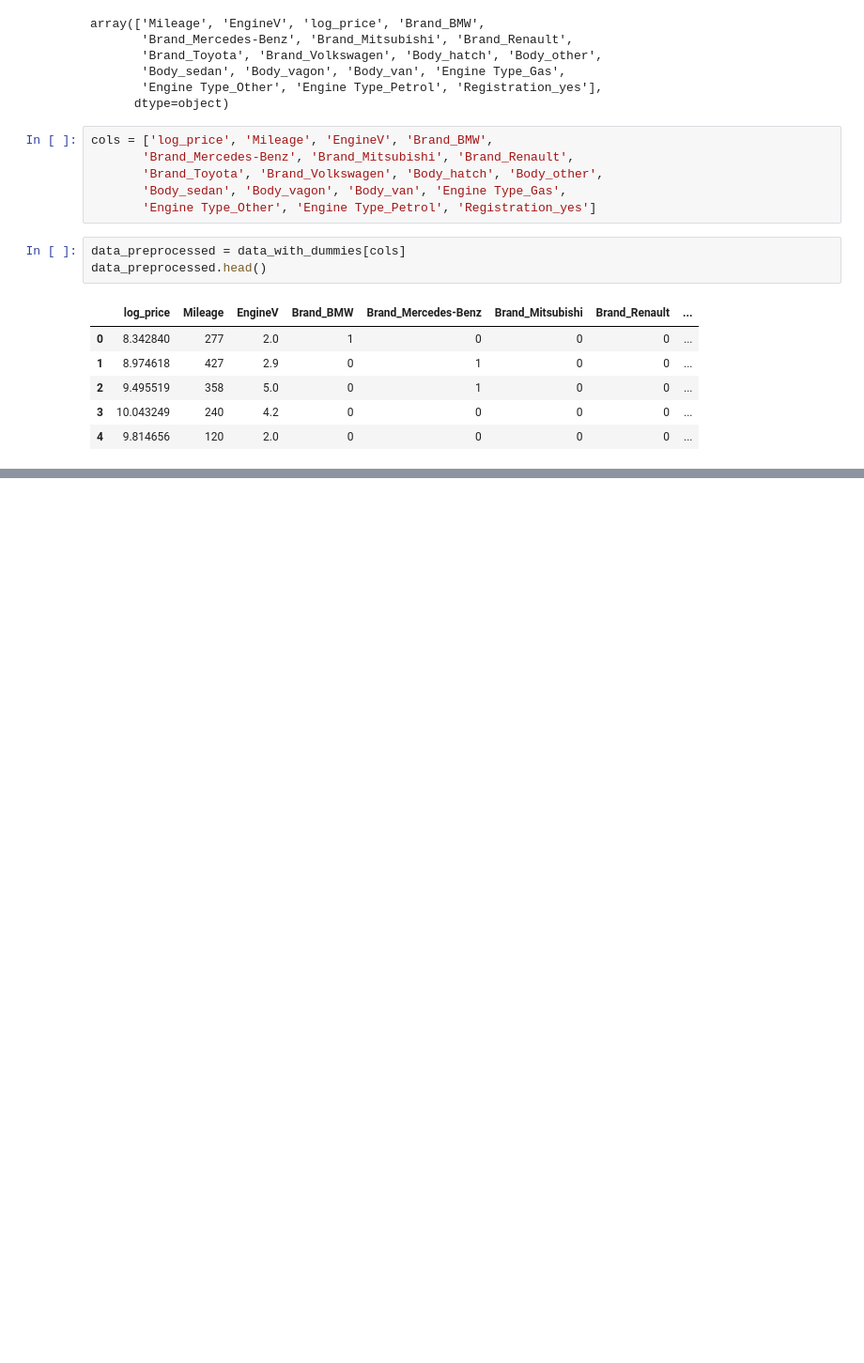
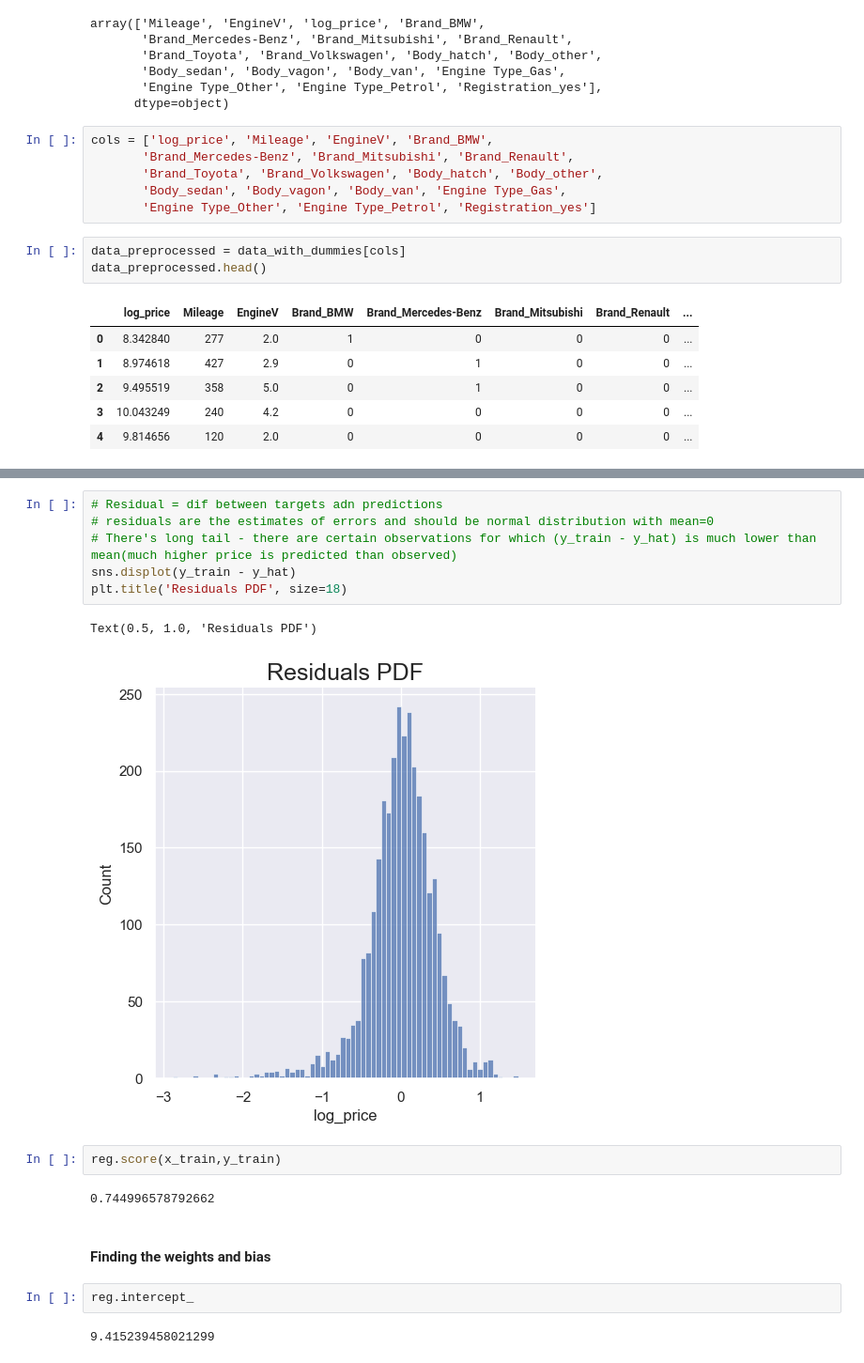
Before and after one commit to mekchou/UdemyDSBootcamp, a Jupyter notebook: Sec35/L225sklearn - Linear Regression - Practical Example.ipynb, the cells around one changed output, grey strips where cells are left out. Shown at 94% size. Saved outputs shown, nothing was run; the diff lists cells and outputs as text; blank space fills up the shorter version.

```diff
--- a/Sec35/L225sklearn - Linear Regression - Practical Example.ipynb
+++ b/Sec35/L225sklearn - Linear Regression - Practical Example.ipynb
@@ -400,0 +443,19 @@ data_preprocessed.head()
+# %%
+# Residual = dif between targets adn predictions
+# residuals are the estimates of errors and should be normal distribution with mean=0
+# There's long tail - there are certain observations for which (y_train - y_hat) is much lower than mean(much higher price is predicted than observed)
+sns.displot(y_train - y_hat)
+plt.title('Residuals PDF', size=18)
+# %% [output]
+Text(0.5, 1.0, 'Residuals PDF')
+[figure, added]
+# %%
+reg.score(x_train,y_train)
+# %% [output]
+0.744996578792662
+# %% [markdown]
+#### Finding the weights and bias
+# %%
+reg.intercept_
+# %% [output]
+9.415239458021299
```
Also changed, not shown: parts of 15 cells of this notebook.
